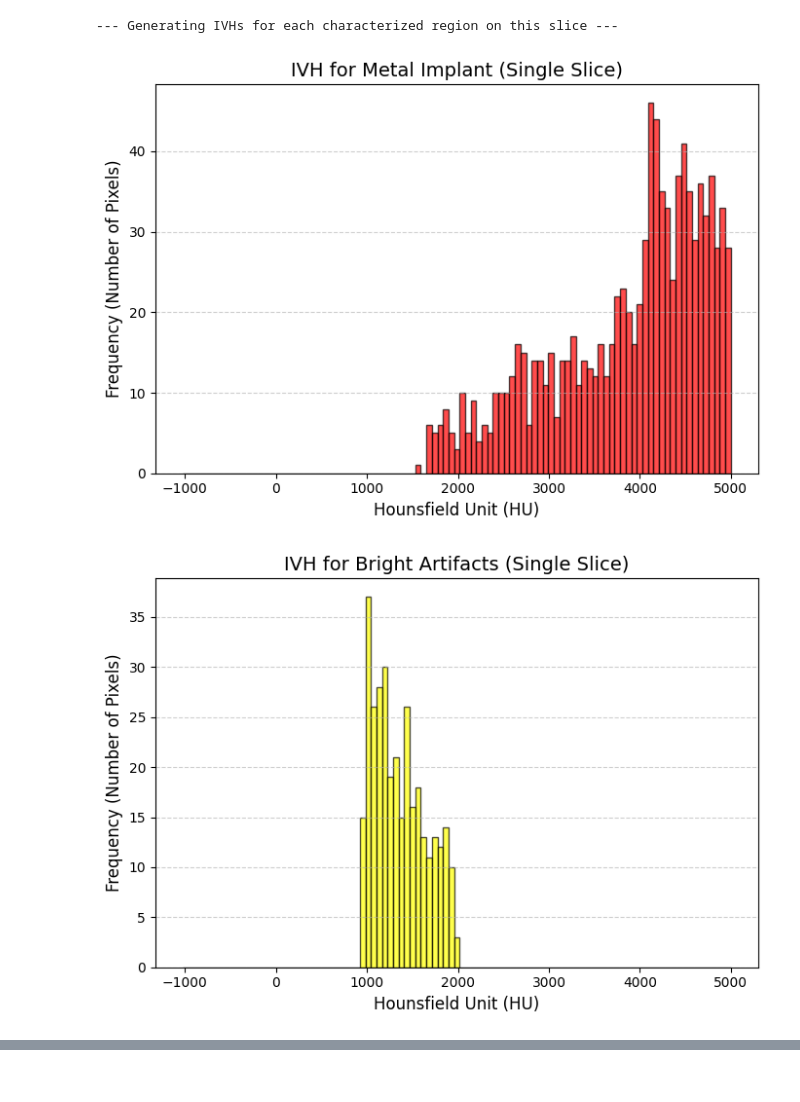
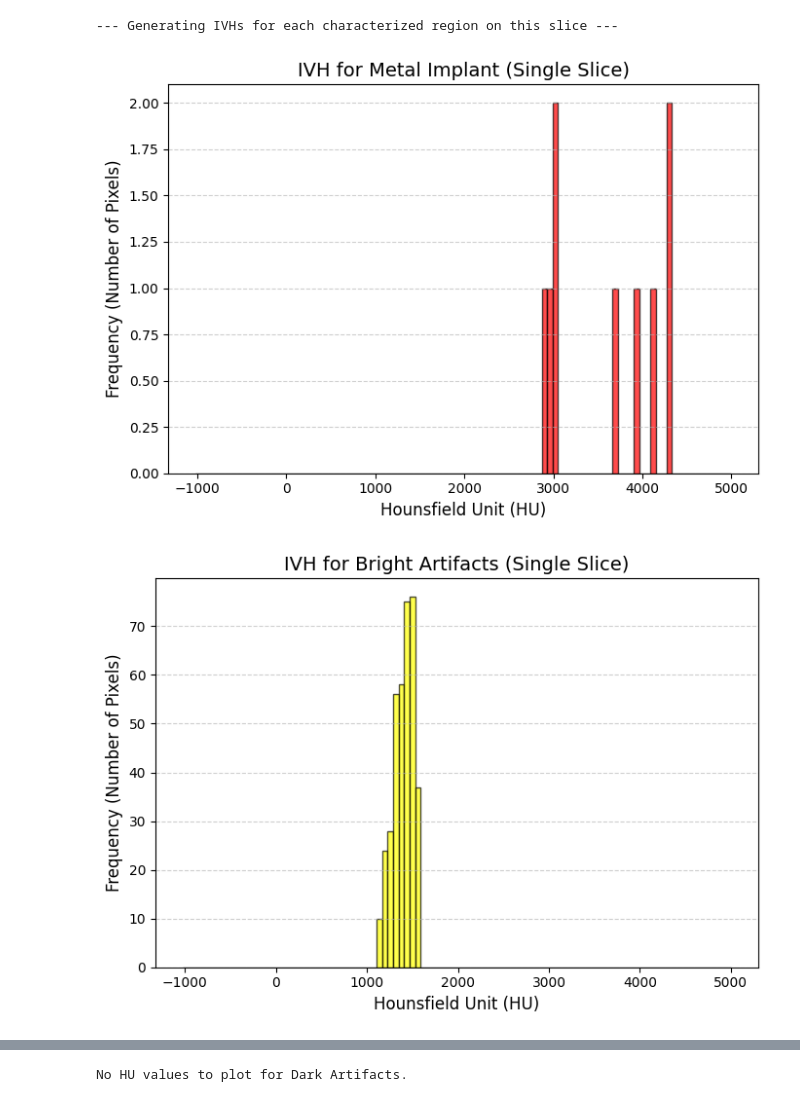
Before and after one commit to blueberrytoasts/Density_Override_DD, a Jupyter notebook: Artifract Characterization V4.ipynb, the cells around one changed output, grey strips where cells are left out. Cells and saved outputs as stored; diff of their text form; code cells hidden in the pictures.

```diff
--- a/Artifract Characterization V4.ipynb
+++ b/Artifract Characterization V4.ipynb
@@ -418,7 +420,7 @@ if __name__ == "__main__":
     rtstruct_file_path = r"C:\Users\david\OneDrive\Documents\GitHub\General\HIP4 Patient\HIP4 RSTRUCT\2.16.840.1.114362.1.12177026.23360333229.708561731.777.13.dcm"
 
     # --- DEFINE THE NAMES OF YOUR IMPLANT CONTOURS ---
-    IMPLANT_CONTOUR_NAMES = ["metal", "implant", "femur", "acetabular", "ball", "socket", "ROI-1", "ROI-2"]
+    IMPLANT_CONTOUR_NAMES = ["metal", "implant", "femur", "acetabular", "ball", "socket", "ROI-1", "ROI-2", 'moon', 'main']
 
     if not os.path.isdir(ct_series_directory):
         print(f"Error: CT series directory not found at '{ct_series_directory}'. Please update the path.")
@@ -432,7 +434,7 @@ if __name__ == "__main__":
             print("Failed to load CT volume. Exiting.")
         else:
             print(f"CT Volume loaded with shape: {ct_hu_volume.shape}")
-            slice_to_analyze = ct_hu_volume.shape[0] // 2
+            slice_to_analyze = ct_hu_volume.shape[0] // 5
 
             # --- Generate metal mask from RTSTRUCT ---
             print(f"\nGenerating metal mask from RTSTRUCT for slice {slice_to_analyze}...")
@@ -484,3 +487,3 @@ Metal Implant found: Count=1642, Min HU=1563.00, Max HU=7313.00
 --- Generating IVHs for each characterized region on this slice ---
-[figure, old version]
+[figure, new version]
-[figure, old version]
+[figure, new version]
@@ -488,0 +491 @@ Metal Implant found: Count=1642, Min HU=1563.00, Max HU=7313.00
+No HU values to plot for Dark Artifacts.
```
Also changed, not shown: parts of 2 cells of this notebook, 1 other file.
